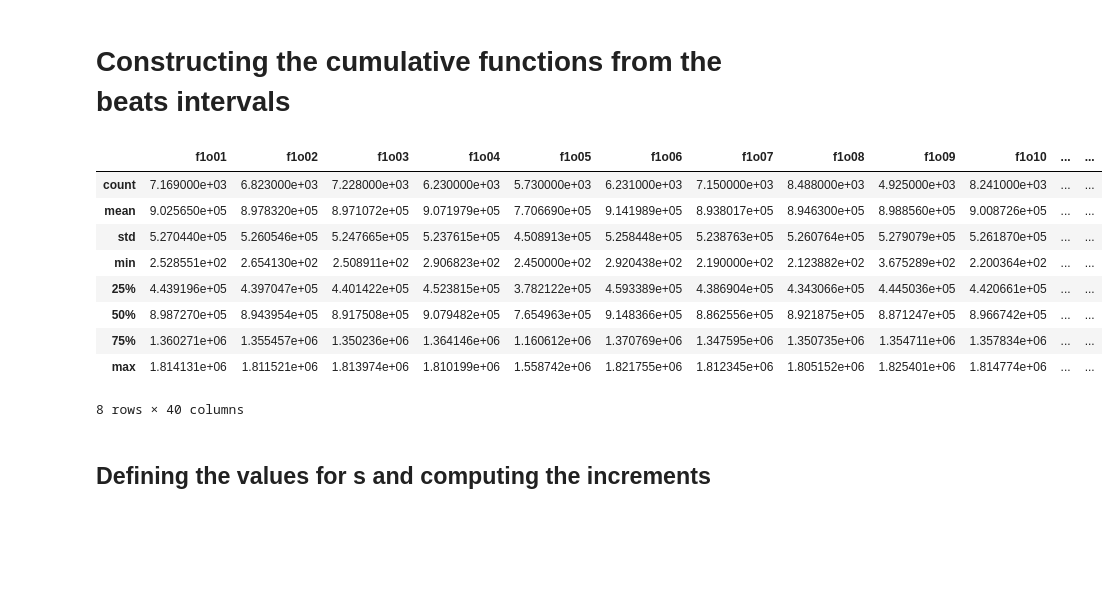
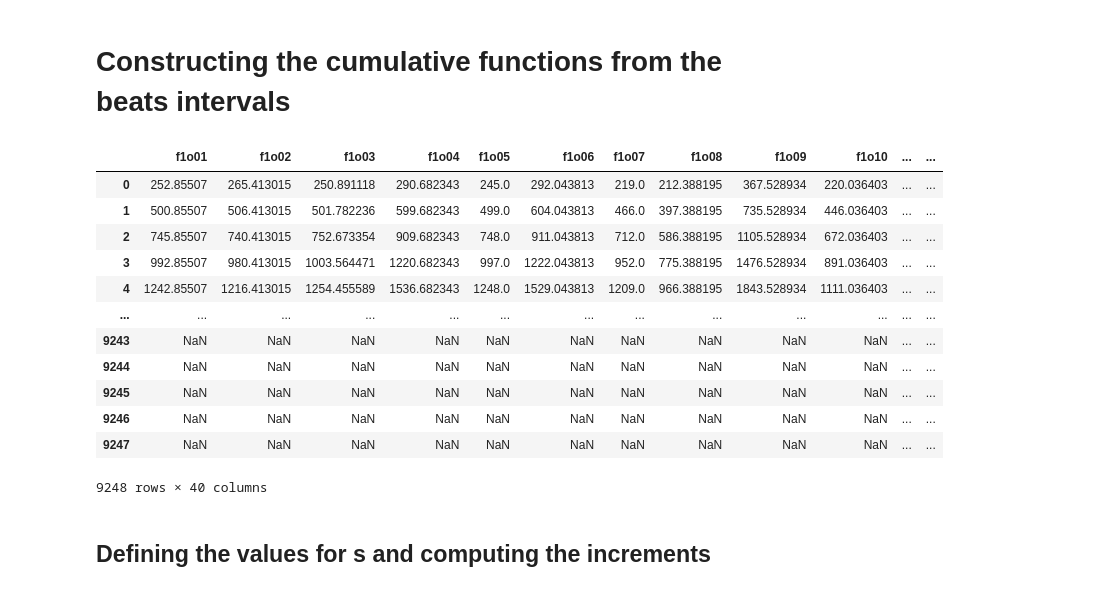
Before and after one commit to threeblueonebrowneyes/Critical-Scale-Invariance-Heart-Rate, a Jupyter notebook: CleanCode-Fanasia_CopyMIT.ipynb, the cells around one changed output. Cells and saved outputs as stored; diff of their text form; code cells hidden in the pictures; blank space fills up the shorter version.

```diff
--- a/CleanCode-Fanasia_CopyMIT.ipynb
+++ b/CleanCode-Fanasia_CopyMIT.ipynb
@@ -224,18 +224,21 @@ See the caveats in the documentation: https://pandas.pydata.org/pandas-docs/stab
 # Constructing the cumulative functions from the beats intervals
 # %%
 B=pd.DataFrame(np.cumsum(RR_intervals, axis=0))
-B.describe() # columns names are correct
+B # columns names are correct
 # %% [output]
 |  | f1o01 | f1o02 | f1o03 | f1o04 | f1o05 | f1o06 | f1o07 | f1o08 | f1o09 | f1o10 | ... | ... |
-| count | 7.169000e+03 | 6.823000e+03 | 7.228000e+03 | 6.230000e+03 | 5.730000e+03 | 6.231000e+03 | 7.150000e+03 | 8.488000e+03 | 4.925000e+03 | 8.241000e+03 | ... | ... |
-| mean | 9.025650e+05 | 8.978320e+05 | 8.971072e+05 | 9.071979e+05 | 7.706690e+05 | 9.141989e+05 | 8.938017e+05 | 8.946300e+05 | 8.988560e+05 | 9.008726e+05 | ... | ... |
-| std | 5.270440e+05 | 5.260546e+05 | 5.247665e+05 | 5.237615e+05 | 4.508913e+05 | 5.258448e+05 | 5.238763e+05 | 5.260764e+05 | 5.279079e+05 | 5.261870e+05 | ... | ... |
-| min | 2.528551e+02 | 2.654130e+02 | 2.508911e+02 | 2.906823e+02 | 2.450000e+02 | 2.920438e+02 | 2.190000e+02 | 2.123882e+02 | 3.675289e+02 | 2.200364e+02 | ... | ... |
-| 25% | 4.439196e+05 | 4.397047e+05 | 4.401422e+05 | 4.523815e+05 | 3.782122e+05 | 4.593389e+05 | 4.386904e+05 | 4.343066e+05 | 4.445036e+05 | 4.420661e+05 | ... | ... |
-| 50% | 8.987270e+05 | 8.943954e+05 | 8.917508e+05 | 9.079482e+05 | 7.654963e+05 | 9.148366e+05 | 8.862556e+05 | 8.921875e+05 | 8.871247e+05 | 8.966742e+05 | ... | ... |
-| 75% | 1.360271e+06 | 1.355457e+06 | 1.350236e+06 | 1.364146e+06 | 1.160612e+06 | 1.370769e+06 | 1.347595e+06 | 1.350735e+06 | 1.354711e+06 | 1.357834e+06 | ... | ... |
-| max | 1.814131e+06 | 1.811521e+06 | 1.813974e+06 | 1.810199e+06 | 1.558742e+06 | 1.821755e+06 | 1.812345e+06 | 1.805152e+06 | 1.825401e+06 | 1.814774e+06 | ... | ... |
+| 0 | 252.85507 | 265.413015 | 250.891118 | 290.682343 | 245.0 | 292.043813 | 219.0 | 212.388195 | 367.528934 | 220.036403 | ... | ... |
+| 1 | 500.85507 | 506.413015 | 501.782236 | 599.682343 | 499.0 | 604.043813 | 466.0 | 397.388195 | 735.528934 | 446.036403 | ... | ... |
+| 2 | 745.85507 | 740.413015 | 752.673354 | 909.682343 | 748.0 | 911.043813 | 712.0 | 586.388195 | 1105.528934 | 672.036403 | ... | ... |
+| 3 | 992.85507 | 980.413015 | 1003.564471 | 1220.682343 | 997.0 | 1222.043813 | 952.0 | 775.388195 | 1476.528934 | 891.036403 | ... | ... |
+| 4 | 1242.85507 | 1216.413015 | 1254.455589 | 1536.682343 | 1248.0 | 1529.043813 | 1209.0 | 966.388195 | 1843.528934 | 1111.036403 | ... | ... |
+| ... | ... | ... | ... | ... | ... | ... | ... | ... | ... | ... | ... | ... |
+| 9243 | NaN | NaN | NaN | NaN | NaN | NaN | NaN | NaN | NaN | NaN | ... | ... |
+| 9244 | NaN | NaN | NaN | NaN | NaN | NaN | NaN | NaN | NaN | NaN | ... | ... |
+| 9245 | NaN | NaN | NaN | NaN | NaN | NaN | NaN | NaN | NaN | NaN | ... | ... |
+| 9246 | NaN | NaN | NaN | NaN | NaN | NaN | NaN | NaN | NaN | NaN | ... | ... |
+| 9247 | NaN | NaN | NaN | NaN | NaN | NaN | NaN | NaN | NaN | NaN | ... | ... |
-8 rows × 40 columns
+9248 rows × 40 columns
 # %% [markdown]
 ## Defining the values for s and computing the increments
 # %%
```
Also changed, not shown: parts of 26 cells of this notebook, 1 other file.
